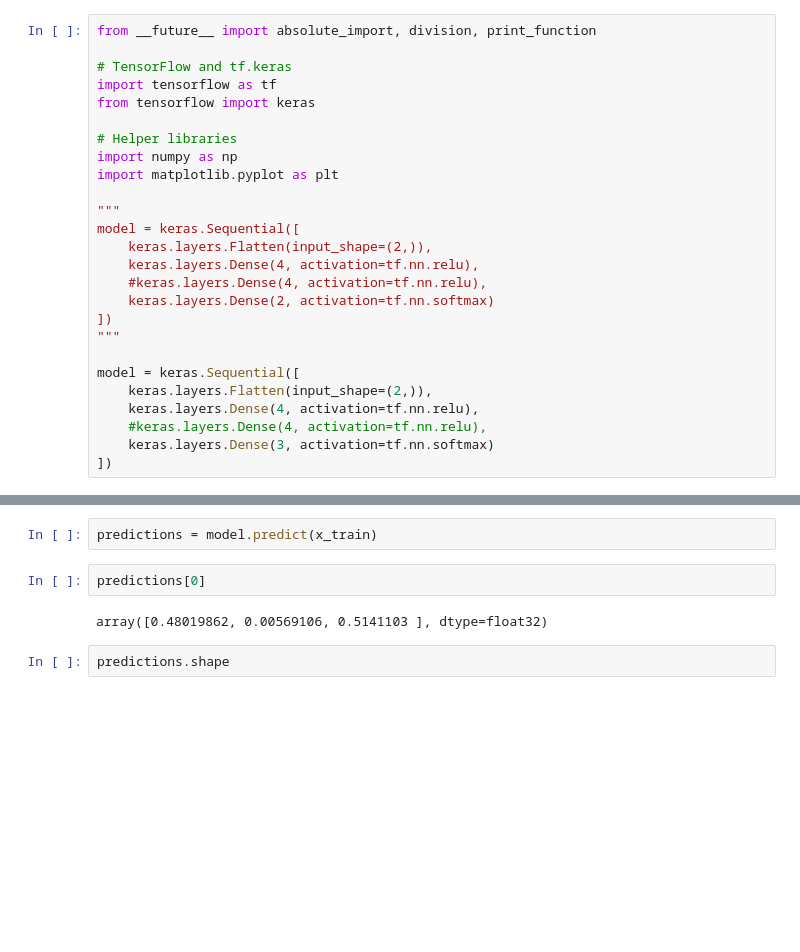
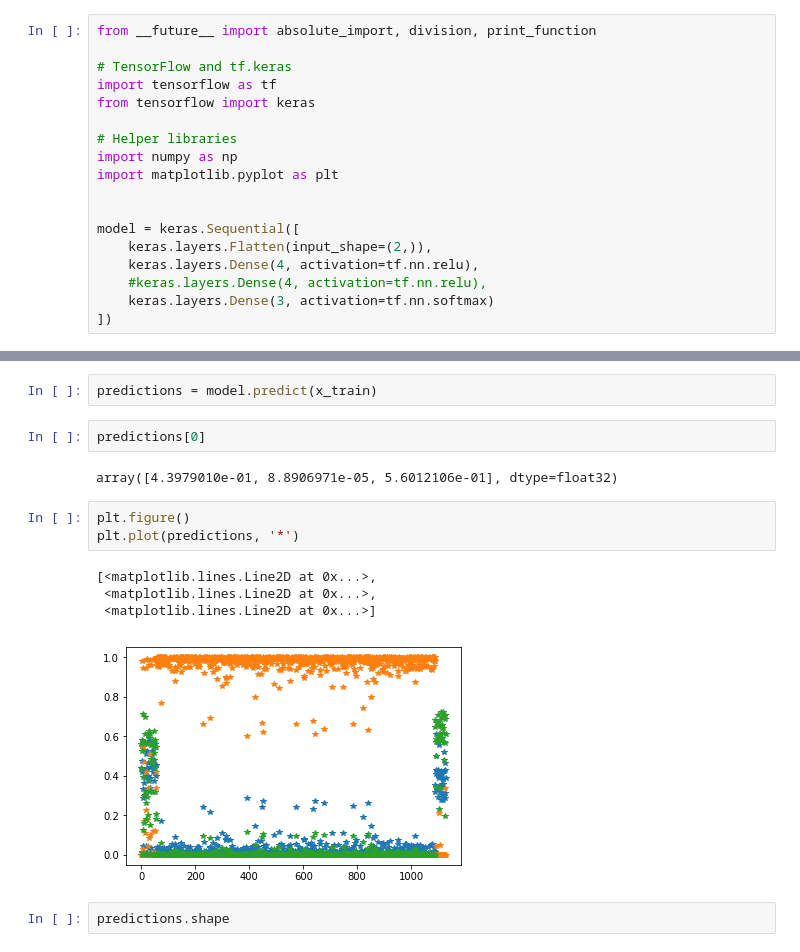
Before and after one commit to patrikolesen/bee, a Jupyter notebook: Notebooks/vinkel_keras_dennis.ipynb, the cells around one changed output, grey strips where cells are left out. Saved outputs shown, nothing was run; the diff lists cells and outputs as text; blank space fills up the shorter version.

```diff
--- a/Notebooks/vinkel_keras_dennis.ipynb
+++ b/Notebooks/vinkel_keras_dennis.ipynb
@@ -120,14 +135,6 @@ from tensorflow import keras
 import numpy as np
 import matplotlib.pyplot as plt
 
-"""
-model = keras.Sequential([
-    keras.layers.Flatten(input_shape=(2,)),
-    keras.layers.Dense(4, activation=tf.nn.relu),
-    #keras.layers.Dense(4, activation=tf.nn.relu),
-    keras.layers.Dense(2, activation=tf.nn.softmax)
-])
-"""
 
 model = keras.Sequential([
     keras.layers.Flatten(input_shape=(2,)),
@@ -172,7 +179,15 @@ predictions = model.predict(x_train)
 # %%
 predictions[0]
 # %% [output]
-array([0.48019862, 0.00569106, 0.5141103 ], dtype=float32)
+array([4.3979010e-01, 8.8906971e-05, 5.6012106e-01], dtype=float32)
+# %%
+plt.figure()
+plt.plot(predictions, '*')
+# %% [output]
+[<matplotlib.lines.Line2D at 0x...>,
+ <matplotlib.lines.Line2D at 0x...>,
+ <matplotlib.lines.Line2D at 0x...>]
+[figure, added]
 # %%
 predictions.shape
 # %% [output]
```
Also changed, not shown: parts of 5 cells of this notebook, 3 other files.
